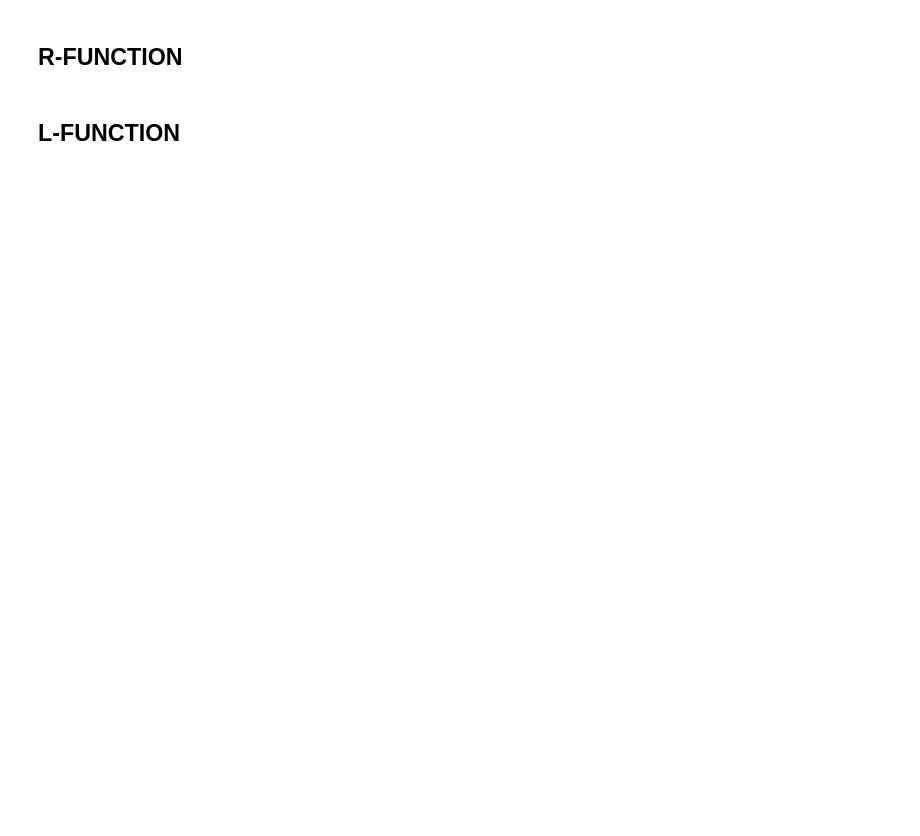
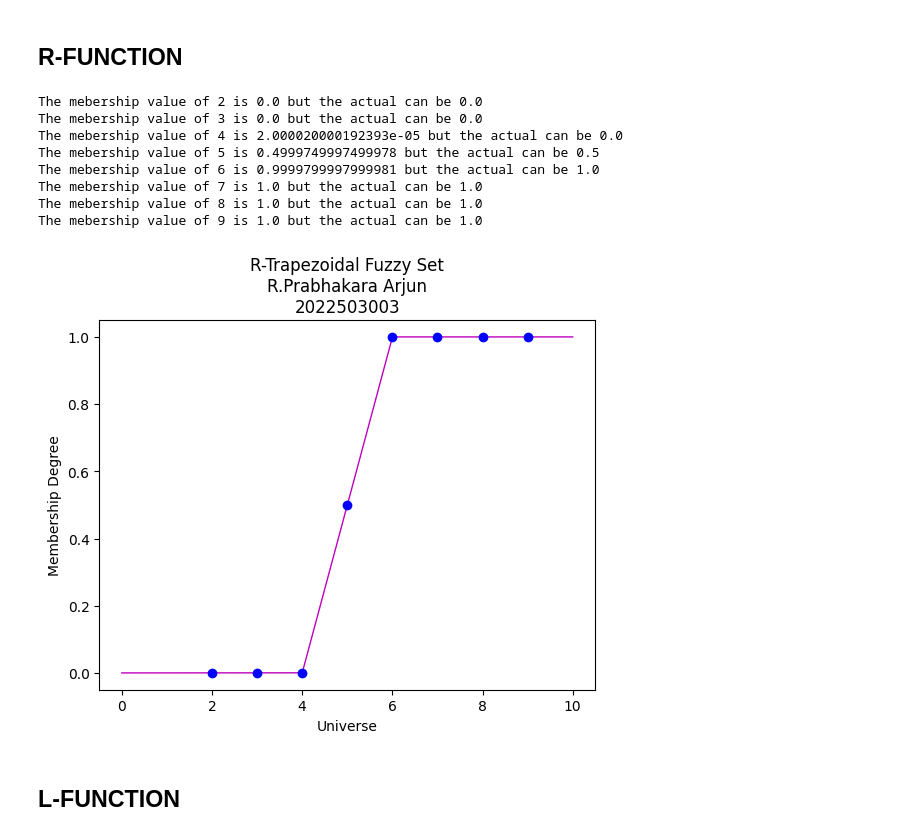
Before and after one commit to themysterysolver/PYTHON_BASICS, a Jupyter notebook: SOFT_COMPUTING/FUZZY_MEMBERSHIP_FUNCTION.ipynb, the cells around one changed output. Cells and saved outputs as stored; diff of their text form; code cells hidden in the pictures; blank space fills up the shorter version.

```diff
--- a/SOFT_COMPUTING/FUZZY_MEMBERSHIP_FUNCTION.ipynb
+++ b/SOFT_COMPUTING/FUZZY_MEMBERSHIP_FUNCTION.ipynb
@@ -56,4 +117,34 @@ The mebership value of 7 is 0.0
 # %% [markdown]
 ## R-FUNCTION
+# %%
+# Right-Trapezoid'
+x = np.linspace(0,10,100000)
+a,b,c,d = 4,6,10,10
+rTrapMf = fuzzy.trapmf(x, [a, b, c, d])
+
+plt.plot(x,rTrapMf,'m-',linewidth=1)
+plt.title("R-Trapezoidal Fuzzy Set\nR.Prabhakara Arjun\n2022503003")
+plt.xlabel("Universe")
+plt.ylabel("Membership Degree")
+
+## TESTING
+def MembershipTrapezoidalR(value):
+  idx = np.argmin(np.abs(x-value))
+  memebership_val = rTrapMf[idx]
+  plt.plot(value,memebership_val,'bo')
+  return rTrapMf[idx]
+
+for val in [2,3,4,5,6,7,8,9]:
+  print('The mebership value of {} is {} but the actual can be {}'.format(val,MembershipTrapezoidalR(val),fuzzy.trapmf(np.array([val]),[a,b,c,d])[0]))
+# %% [output]
+The mebership value of 2 is 0.0 but the actual can be 0.0
+The mebership value of 3 is 0.0 but the actual can be 0.0
+The mebership value of 4 is 2.000020000192393e-05 but the actual can be 0.0
+The mebership value of 5 is 0.4999749997499978 but the actual can be 0.5
+The mebership value of 6 is 0.9999799997999981 but the actual can be 1.0
+The mebership value of 7 is 1.0 but the actual can be 1.0
+The mebership value of 8 is 1.0 but the actual can be 1.0
+The mebership value of 9 is 1.0 but the actual can be 1.0
+[figure, added]
 # %% [markdown]
 ## L-FUNCTION
```
Also changed, not shown: parts of 3 cells of this notebook.
